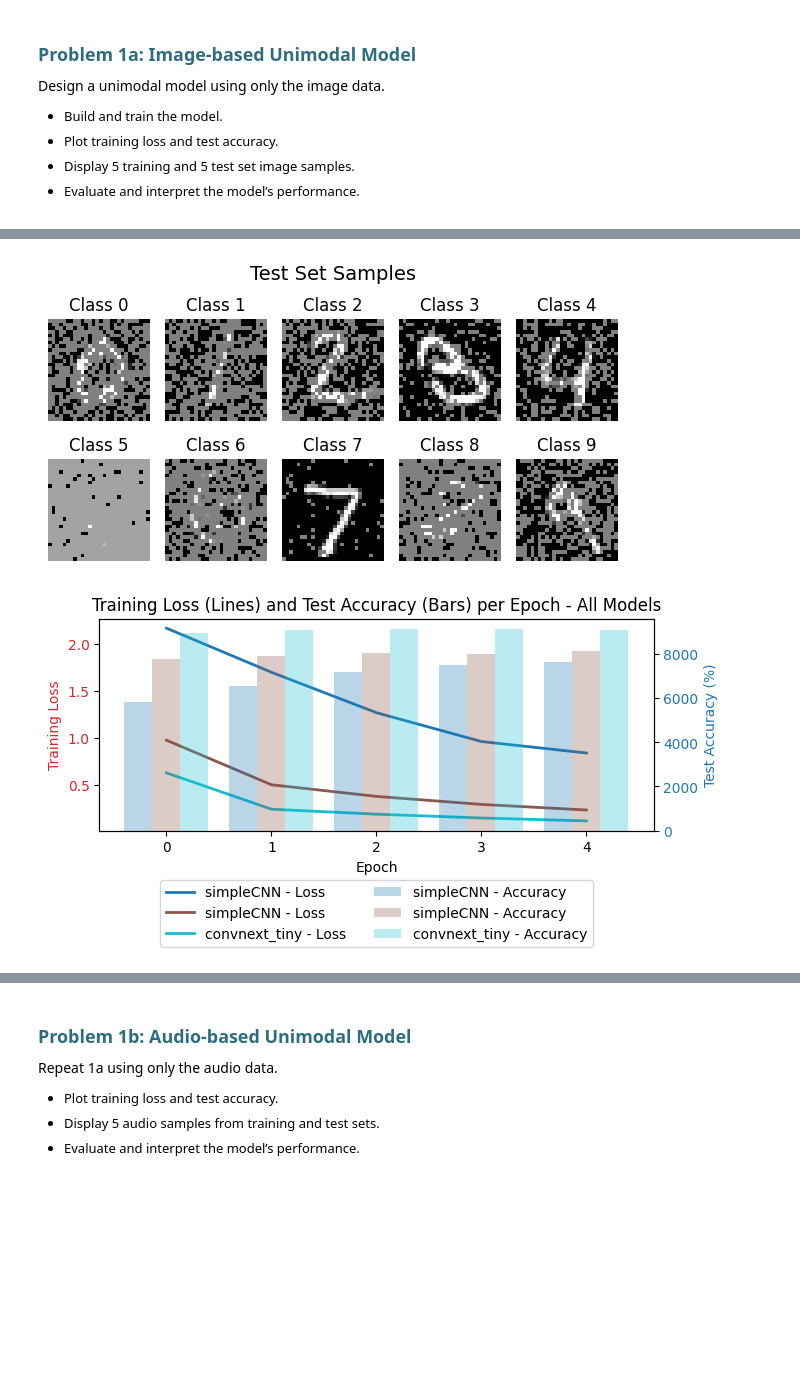
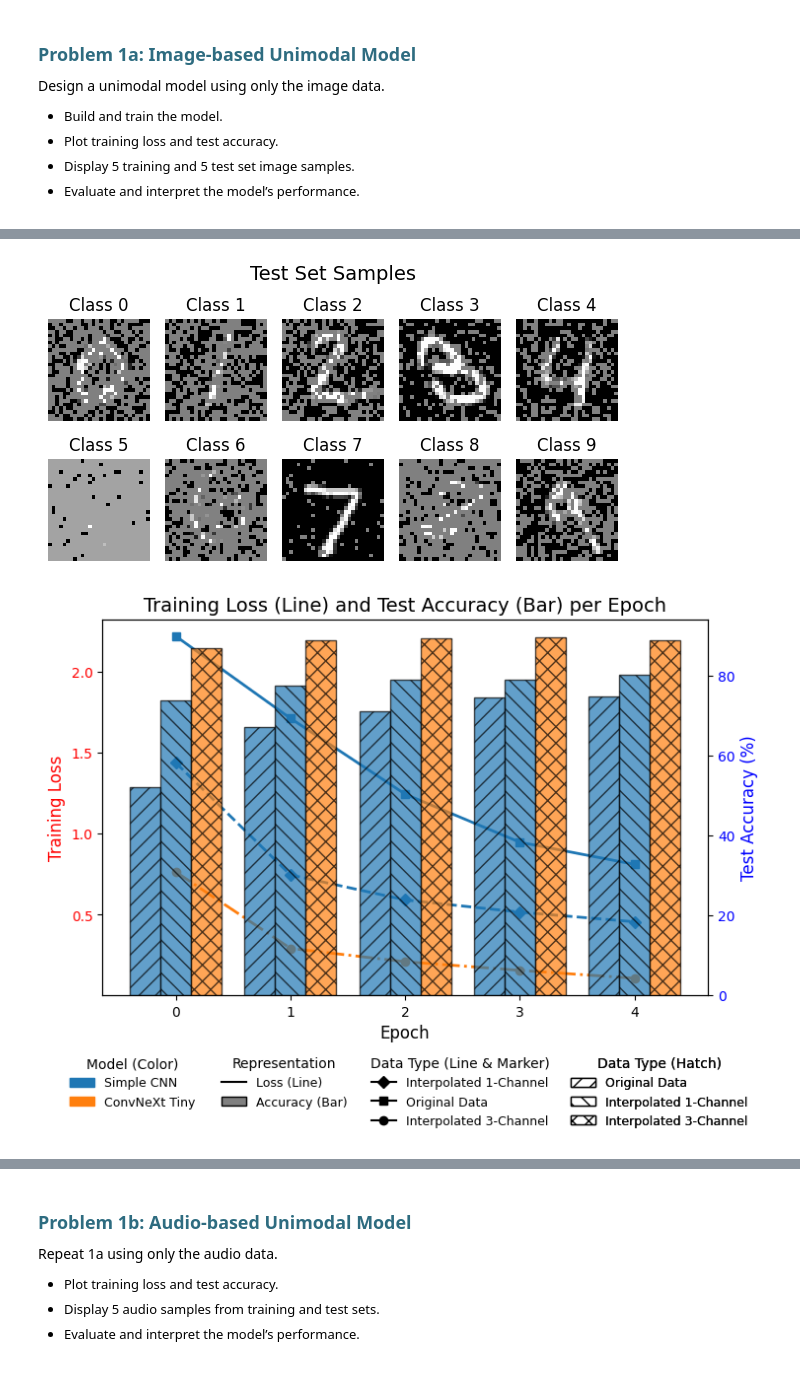
Before and after one commit to tranchau989/HandwrittenRecognition, a Jupyter notebook: FYS3033_Assignment_Template.ipynb, the cells around one changed output, grey strips where cells are left out. Drawn from its saved outputs; the diff is of its cells as text; code cells hidden in the pictures; blank space fills up the shorter version.

Commit message:
update the result

```diff
--- a/FYS3033_Assignment_Template.ipynb
+++ b/FYS3033_Assignment_Template.ipynb
@@ -11,8 +17,6 @@
 <li>Evaluate and interpret the model’s performance.</li>
 </ul>
 # %%
-#!/usr/bin/env python3
-# ------------------- Imports -------------------
 import time
 import torch
 import torch.nn as nn
@@ -33,16 +37,29 @@ BATCH_SIZE = 64
 LEARNING_RATE = 1e-5
 NUM_EPOCHS = 5
 NUM_CLASSES = 10
-MODELS = [
-    "simpleCNN",
-    "convnext_tiny"
-]
+MODELS = {
+    "Simple CNN": "simpleCNN",
+    "ConvNeXt Tiny": "convnext_tiny"
+}
+DATA_TYPES = {
+    "Original Data": "original",
+    "Interpolated 1-Channel": "interpolated_1-channel",
+    "Interpolated 3-Channel": "interpolated_3-channel"
+}
 RESULTS_DIR = "NLDL_FYS-8604/images"
 # ------------------- Device Setup -------------------
 device = torch.device("cuda" if torch.cuda.is_available() else "mps" if torch.backends.mps.is_available() else "cpu")
 print(f"Using device: {device}")
 
 # ------------------- Data Handling -------------------
+def batched_resize(x, size=224, batch_size=64):
+    resized = []
+    for i in range(0, x.size(0), batch_size):
+        batch = x[i:i+batch_size]
+        resized_batch = F.interpolate(batch, size=(size, size), mode='bilinear', align_corners=False)
+        resized.append(resized_batch)
+    return torch.cat(resized, dim=0)
+
 def resize(x, size=224):
     """Resize images to the specified size."""
     return F.interpolate(x, size=(size, size), mode='bilinear', align_corners=False)
@@ -268,7 +285,6 @@ def train_and_evaluate(model, train_loader, test_loader, infor, num_epochs, lear
             total_loss += loss.item()
             avg_loss = total_loss / (progress_bar.n + 1)
             progress_bar.set_postfix(loss=f"{avg_loss:.4f}")
-
         train_losses.append(avg_loss)
         test_accuracy = evaluate(model, test_loader)
         test_accuracies.append(test_accuracy)
@@ -291,7 +307,7 @@ def evaluate(model, test_loader):
 # ------------------- Experiment Runner -------------------
 def run_experiments():
     train_images_data, train_images_labels, test_images_data, test_images_labels = load_visual_data(DATA_DIR)
-    train_images_1channel, test_images_1channel = resize(train_images_data), resize(test_images_data)
+    train_images_1channel, test_images_1channel = batched_resize(train_images_data, BATCH_SIZE), batched_resize(test_images_data, BATCH_SIZE)
     train_images_3channel, test_images_3channel = repeat(train_images_1channel), repeat(test_images_1channel)
     train_loader_origin, test_loader_origin     = create_dataloaders((train_images_data, train_images_labels), (test_images_data, test_images_labels), BATCH_SIZE)
     train_loader_1channel, test_loader_1channel = create_dataloaders((train_images_1channel, train_images_labels), (test_images_1channel, test_images_labels), BATCH_SIZE)
@@ -305,41 +321,30 @@ def run_experiments():
     plot_visual_samples(train_images_data, train_images_labels, title="Training Set Samples")
     plot_visual_samples(test_images_data, test_images_labels, title="Test Set Samples")
     results = []
-    model_name = "simpleCNN"
-    infor = { 'model_name': model_name, 'data_type': 'original'}
-    model = simpleCNN(NUM_CLASSES) # Simple CNN model for original data
-    train_loader, test_loader = train_loader_origin, test_loader_origin
-    start_time   = time.time()
-    train_accuracy, train_losses, test_accuracies = train_and_evaluate(model, train_loader, test_loader, infor, NUM_EPOCHS, LEARNING_RATE)
-    elapsed_time = time.time() - start_time
-    results.append({
-        'name': model_name,
-        'data_type': 'original',
-        'train_loss': train_losses,
-        'test_accuracy': test_accuracies,
-        'train_acc_final': f"{train_accuracy:.2f}%",
-        'test_acc_final': f"{test_accuracies[-1]:.2f}%",
-        'training_time': f"{elapsed_time:.2f}s"
-    })
-
-    for model_name in MODELS:
-        model        = simpleCNN(NUM_CLASSES)   if model_name == "simpleCNN" else preTrainedCNNModel(model_name, NUM_CLASSES)
-        train_loader = train_loader_1channel    if model_name == "simpleCNN" else train_loader_3channel
-        test_loader  = test_loader_1channel     if model_name == "simpleCNN" else test_loader_3channel
-        data_type    = 'interpolated_1-channel' if model_name == "simpleCNN" else 'interpolated_3-channel'
-        start_time   = time.time()
-        infor = { 'model_name': model_name, 'data_type': data_type}
-        train_accuracy, train_losses, test_accuracies = train_and_evaluate(model, train_loader, test_loader, infor, NUM_EPOCHS, LEARNING_RATE)
-        elapsed_time = time.time() - start_time
-        results.append({
-            'name': model_name,
-            'data_type': data_type,
-            'train_loss': train_losses,
-            'test_accuracy': test_accuracies,
-            'train_acc_final': f"{train_accuracy:.2f}%",
-            'test_acc_final': f"{test_accuracies[-1]:.2f}%",
-            'training_time': f"{elapsed_time:.2f}s"
-        })
+    for data_name, data_type in DATA_TYPES.items():
+        for model_name, model in MODELS.items():
+            if (model == "simpleCNN" and data_type == "interpolated_3-channel") or (model != "simpleCNN" and data_type != "interpolated_3-channel"):
+                continue
+            model  = simpleCNN(NUM_CLASSES)   if model == "simpleCNN" else preTrainedCNNModel(model, NUM_CLASSES)
+            train_loader = train_loader_origin if data_type == "original" else (
+                train_loader_1channel if data_type == "interpolated_1-channel" else train_loader_3channel
+            )
+            test_loader = test_loader_origin if data_type == "original" else (
+                test_loader_1channel if data_type == "interpolated_1-channel" else test_loader_3channel
+            )
+            info = { 'model_name': model_name, 'data_type': data_type}
+            start_time   = time.time()
+            train_accuracy, train_losses, test_accuracies = train_and_evaluate(model, train_loader, test_loader, info, NUM_EPOCHS, LEARNING_RATE)
+            elapsed_time = time.time() - start_time
+            results.append({
+                'name': model_name,
+                'data_type': data_name,
+                'train_loss': train_losses,
+                'test_accuracy': test_accuracies,
+                'train_acc_final': f"{train_accuracy:.2f}%",
+                'test_acc_final': f"{test_accuracies[-1]:.2f}%",
+                'training_time': f"{elapsed_time:.2f}s"
+            })
     return results
 
 # ------------------- Entry Point -------------------
@@ -350,9 +355,9 @@ if __name__ == "__main__":
 
     print("\nVisual Results:")
     visual_summary_table = [
-        [r['data_type'], r['name'], r['train_acc_final'], r['test_acc_final'], r['training_time']]  for r in visual_results
+        ['Visual', r['data_type'], r['name'], r['train_acc_final'], r['test_acc_final'], r['training_time']]  for r in visual_results
     ]
-    print(tabulate(visual_summary_table, headers=["Data Type", "Model", "Train Accuracy", "Test Accuracy", "Training Time"], tablefmt="github"))
+    print(tabulate(visual_summary_table, headers=["Modality", "Data Type", "Model", "Train Accuracy", "Test Accuracy", "Training Time"], tablefmt="github"))
 # %% [output]
 Using device: mps
 Train Images: torch.Size([17560, 1, 28, 28]), Labels: torch.Size([17560])
@@ -364,4 +369,4 @@ Test  Images Resize 3-channel: torch.Size([5859, 3, 224, 224]),  Labels: torch.S
 [figure]
 [figure]
-[figure, old version]
+[figure, new version]
 Visual Results:
```
Also changed, not shown: parts of 16 cells of this notebook.
